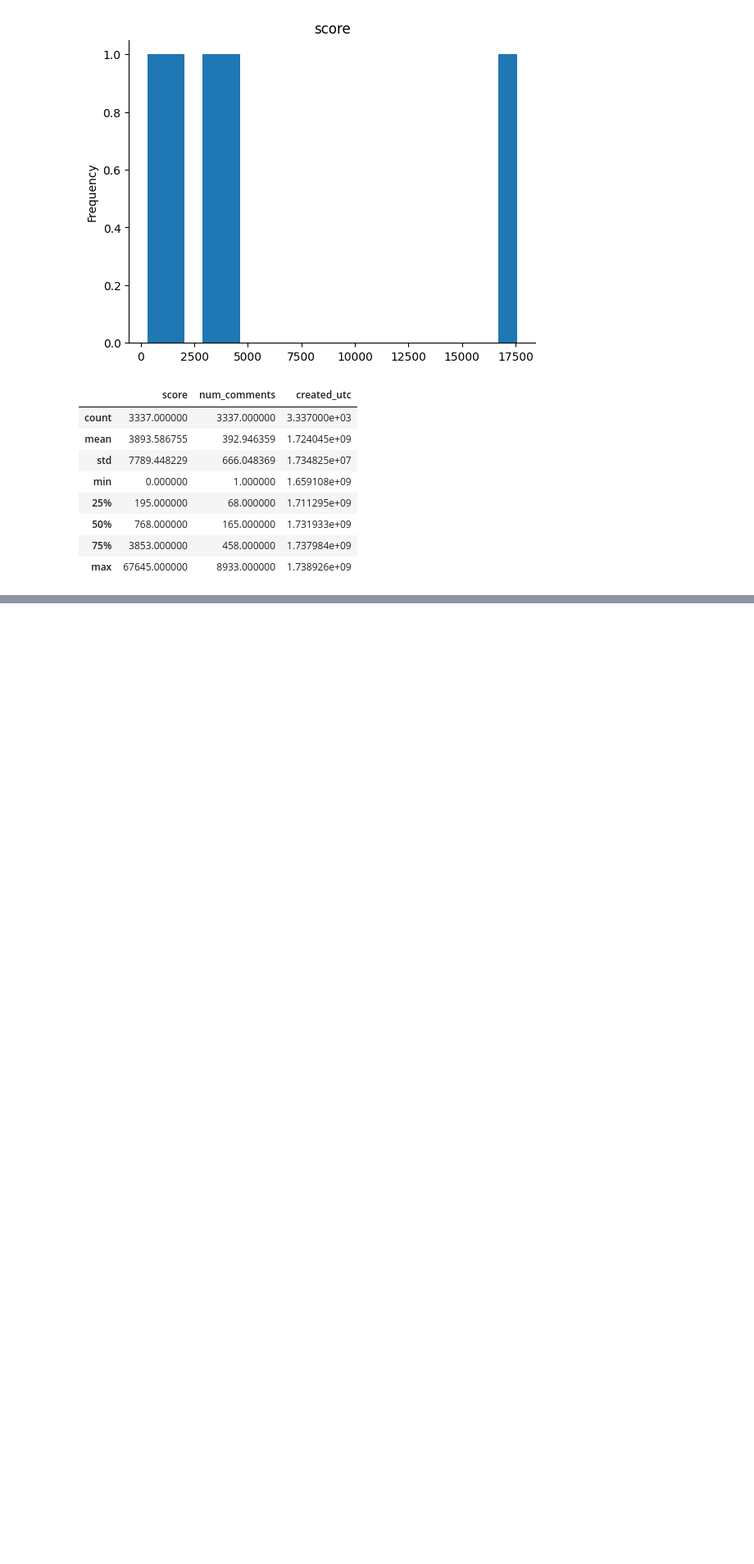
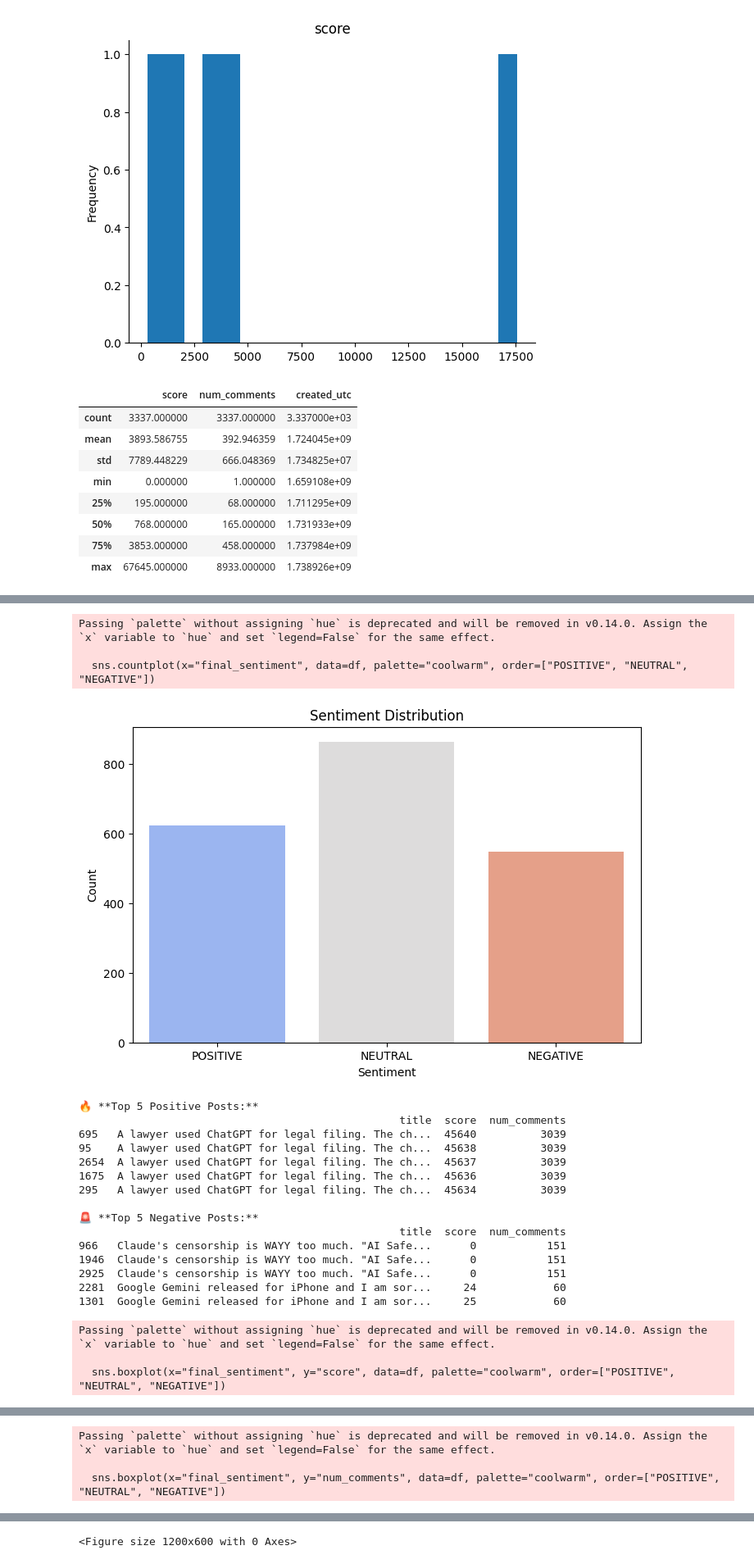
Before and after one commit to rishabh3562/DA, a Jupyter notebook: colab/reddit_post_data_scrapping.ipynb, the cells around one changed output, grey strips where cells are left out. Shown at 82% size. Saved outputs shown, nothing was run; the diff lists cells and outputs as text; code cells hidden in the pictures; blank space fills up the shorter version.

```diff
--- a/colab/reddit_post_data_scrapping.ipynb
+++ b/colab/reddit_post_data_scrapping.ipynb
@@ -325,0 +403,75 @@ df.describe()
+# %%
+import pandas as pd
+import matplotlib.pyplot as plt
+import seaborn as sns
+
+# Load Data
+df = pd.read_csv("sentiment_results.csv")
+
+# Convert created_utc to readable time
+df["created_utc"] = pd.to_datetime(df["created_utc"], unit="s")
+
+### 1️⃣ SENTIMENT DISTRIBUTION
+plt.figure(figsize=(8, 5))
+sns.countplot(x="final_sentiment", data=df, palette="coolwarm", order=["POSITIVE", "NEUTRAL", "NEGATIVE"])
+plt.title("Sentiment Distribution")
+plt.xlabel("Sentiment")
+plt.ylabel("Count")
+plt.show()
+
+### 2️⃣ TOP POSITIVE & NEGATIVE POSTS
+top_positive = df[df["final_sentiment"] == "POSITIVE"].nlargest(5, "score")[["title", "score", "num_comments"]]
+top_negative = df[df["final_sentiment"] == "NEGATIVE"].nsmallest(5, "score")[["title", "score", "num_comments"]]
+
+print("\n🔥 **Top 5 Positive Posts:**")
+print(top_positive)
+
+print("\n🚨 **Top 5 Negative Posts:**")
+print(top_negative)
+
+### 3️⃣ SENTIMENT VS SCORE & COMMENTS
+plt.figure(figsize=(10, 5))
+sns.boxplot(x="final_sentiment", y="score", data=df, palette="coolwarm", order=["POSITIVE", "NEUTRAL", "NEGATIVE"])
+plt.title("Sentiment vs. Score")
+plt.show()
+
+plt.figure(figsize=(10, 5))
+sns.boxplot(x="final_sentiment", y="num_comments", data=df, palette="coolwarm", order=["POSITIVE", "NEUTRAL", "NEGATIVE"])
+plt.title("Sentiment vs. Number of Comments")
+plt.show()
+
+### 4️⃣ TIME-BASED SENTIMENT TREND
+df["date"] = df["created_utc"].dt.date
+sentiment_trend = df.groupby(["date", "final_sentiment"]).size().unstack().fillna(0)
+
+plt.figure(figsize=(12, 6))
+sentiment_trend.plot(kind="line", marker="o", figsize=(12, 6), colormap="coolwarm")
+plt.title("Sentiment Trend Over Time")
+plt.xlabel("Date")
+plt.ylabel("Number of Posts")
+plt.legend(title="Sentiment")
+plt.grid(True)
+plt.show()
+# %% [output]
+Passing `palette` without assigning `hue` is deprecated and will be removed in v0.14.0. Assign the `x` variable to `hue` and set `legend=False` for the same effect.
+
+  sns.countplot(x="final_sentiment", data=df, palette="coolwarm", order=["POSITIVE", "NEUTRAL", "NEGATIVE"])
+[figure, added]
+🔥 **Top 5 Positive Posts:**
+                                                  title  score  num_comments
+695   A lawyer used ChatGPT for legal filing. The ch...  45640          3039
+95    A lawyer used ChatGPT for legal filing. The ch...  45638          3039
+2654  A lawyer used ChatGPT for legal filing. The ch...  45637          3039
+1675  A lawyer used ChatGPT for legal filing. The ch...  45636          3039
+295   A lawyer used ChatGPT for legal filing. The ch...  45634          3039
+
+🚨 **Top 5 Negative Posts:**
+                                                  title  score  num_comments
+966   Claude's censorship is WAYY too much. "AI Safe...      0           151
+1946  Claude's censorship is WAYY too much. "AI Safe...      0           151
+2925  Claude's censorship is WAYY too much. "AI Safe...      0           151
+2281  Google Gemini released for iPhone and I am sor...     24            60
+1301  Google Gemini released for iPhone and I am sor...     25            60
+Passing `palette` without assigning `hue` is deprecated and will be removed in v0.14.0. Assign the `x` variable to `hue` and set `legend=False` for the same effect.
+
+  sns.boxplot(x="final_sentiment", y="score", data=df, palette="coolwarm", order=["POSITIVE", "NEUTRAL", "NEGATIVE"])
@@ -325,0 +479,3 @@ df.describe()
+Passing `palette` without assigning `hue` is deprecated and will be removed in v0.14.0. Assign the `x` variable to `hue` and set `legend=False` for the same effect.
+
+  sns.boxplot(x="final_sentiment", y="num_comments", data=df, palette="coolwarm", order=["POSITIVE", "NEUTRAL", "NEGATIVE"])
@@ -325,0 +483 @@ df.describe()
+<Figure size 1200x600 with 0 Axes>
```
Also changed, not shown: parts of 18 cells of this notebook.
